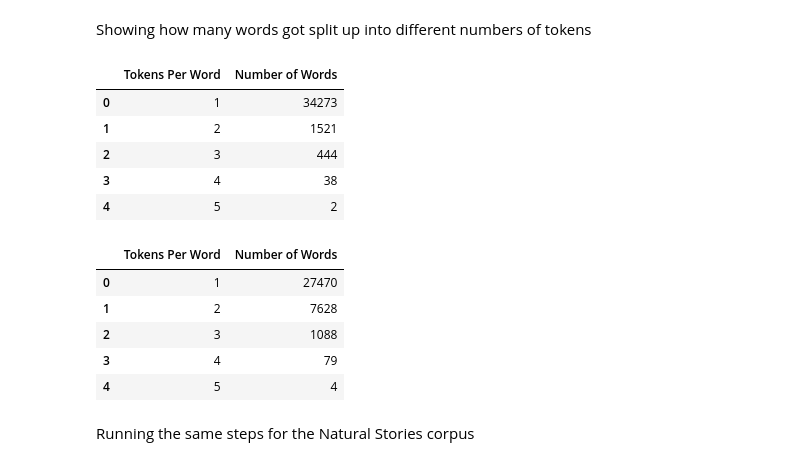
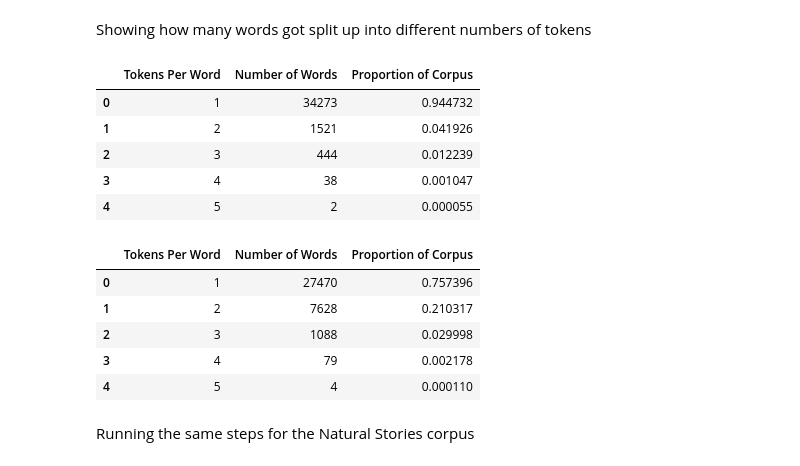
Before and after one commit to sathvikn/dl-psych-tokenization, a Jupyter notebook: cleaning_exploration.ipynb, the cells around one changed output. Drawn from its saved outputs; the diff is of its cells as text; code cells hidden in the pictures.

```diff
--- a/cleaning_exploration.ipynb
+++ b/cleaning_exploration.ipynb
@@ -36,23 +36,27 @@ See the caveats in the documentation: https://pandas.pydata.org/pandas-docs/stab
 Showing how many words got split up into different numbers of tokens
 # %%
 labels = ["Tokens Per Word", "Number of Words"]
-generate_token_counts(bpe_data['num_tokens'], labels)
+bpe_dundee_tokens = generate_token_counts(bpe_data['num_tokens'], labels)
+bpe_dundee_tokens['Proportion of Corpus'] = bpe_dundee_tokens['Number of Words'] / bpe_dundee_tokens['Number of Words'].sum()
+bpe_dundee_tokens
 # %% [output]
-|  | Tokens Per Word | Number of Words |
-| 0 | 1 | 34273 |
-| 1 | 2 | 1521 |
-| 2 | 3 | 444 |
-| 3 | 4 | 38 |
-| 4 | 5 | 2 |
+|  | Tokens Per Word | Number of Words | Proportion of Corpus |
+| 0 | 1 | 34273 | 0.944732 |
+| 1 | 2 | 1521 | 0.041926 |
+| 2 | 3 | 444 | 0.012239 |
+| 3 | 4 | 38 | 0.001047 |
+| 4 | 5 | 2 | 0.000055 |
 # %%
-generate_token_counts(morph_data['num_tokens'], labels)
+morph_dundee_tokens = generate_token_counts(morph_data['num_tokens'], labels)
+morph_dundee_tokens['Proportion of Corpus'] = morph_dundee_tokens['Number of Words'] / morph_dundee_tokens['Number of Words'].sum()
+morph_dundee_tokens
 # %% [output]
-|  | Tokens Per Word | Number of Words |
-| 0 | 1 | 27470 |
-| 1 | 2 | 7628 |
-| 2 | 3 | 1088 |
-| 3 | 4 | 79 |
-| 4 | 5 | 4 |
+|  | Tokens Per Word | Number of Words | Proportion of Corpus |
+| 0 | 1 | 27470 | 0.757396 |
+| 1 | 2 | 7628 | 0.210317 |
+| 2 | 3 | 1088 | 0.029998 |
+| 3 | 4 | 79 | 0.002178 |
+| 4 | 5 | 4 | 0.000110 |
 # %% [markdown]
 Running the same steps for the Natural Stories corpus
 # %%
```
Also changed, not shown: parts of 5 cells of this notebook, 1 other file.
